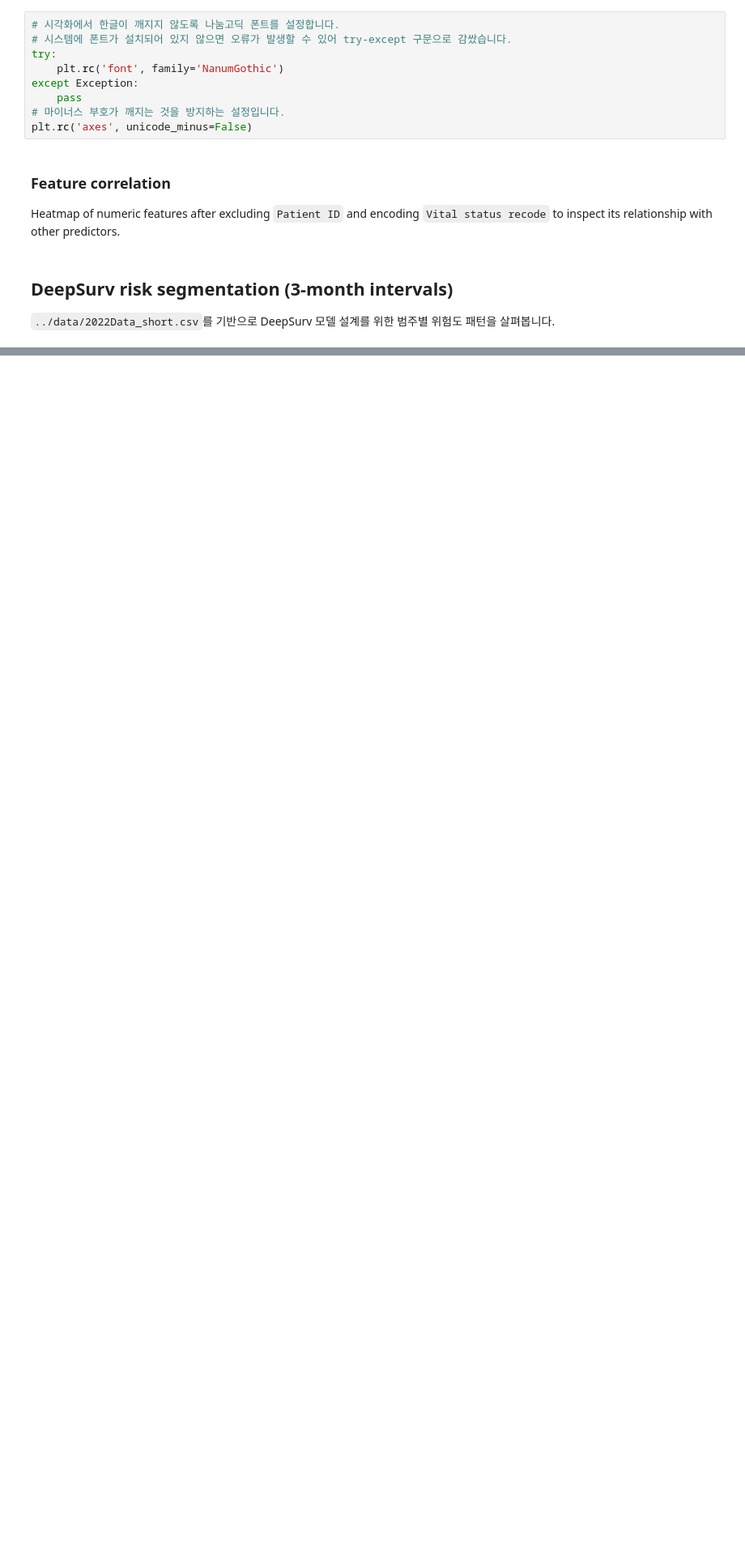
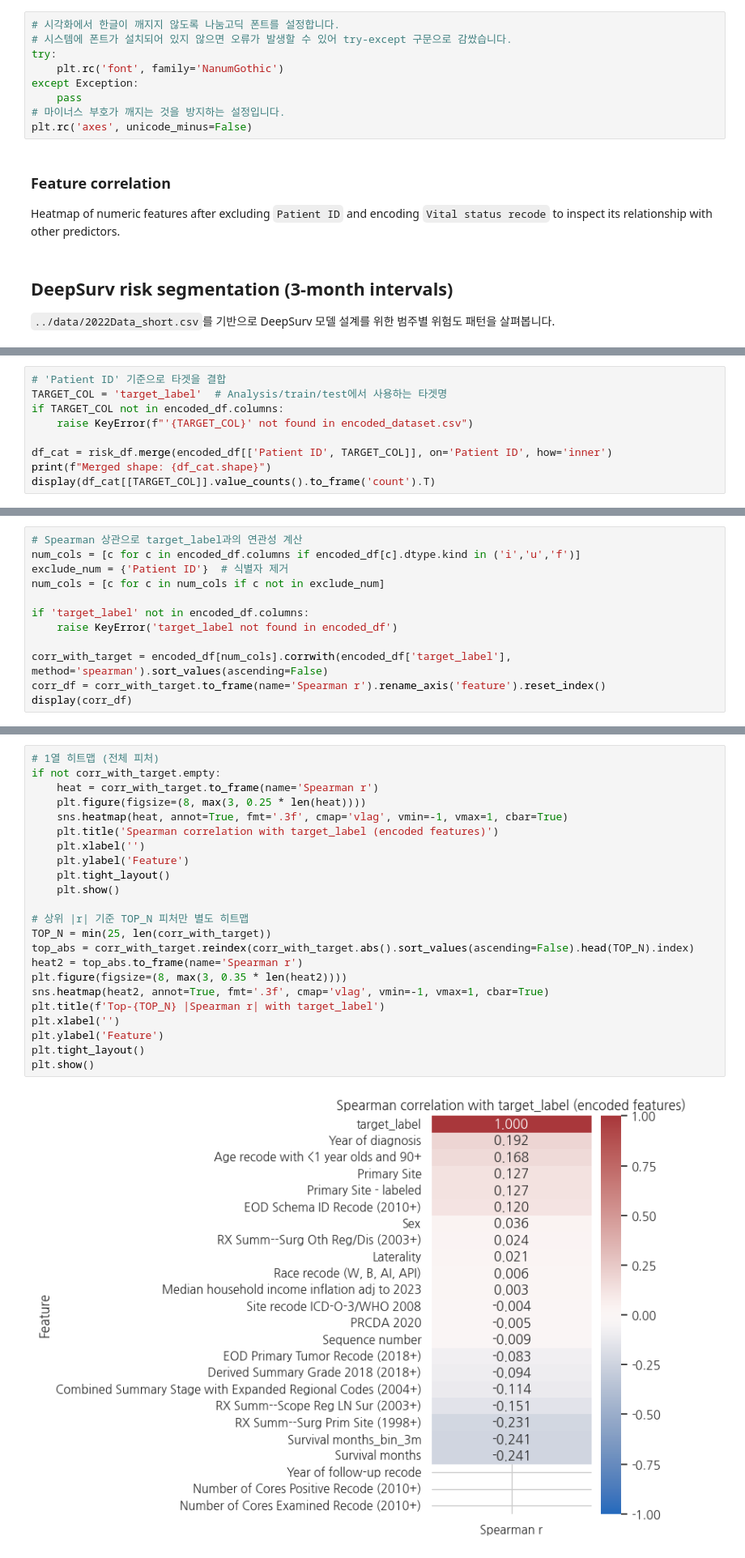
Before and after one commit to Maroco0109/SKN19_2ND_5TEAM, a Jupyter notebook: insight/data_insight_kjw.ipynb, the cells around one changed output, grey strips where cells are left out. Shown: that part at 81% size. Saved outputs shown, nothing was run; the diff lists cells and outputs as text; blank space fills up the shorter version.

```diff
--- a/insight/data_insight_kjw.ipynb
+++ b/insight/data_insight_kjw.ipynb
@@ -1284,0 +181,9 @@ Name: count, dtype: int64
+# %%
+# 'Patient ID' 기준으로 타겟을 결합
+TARGET_COL = 'target_label'  # Analysis/train/test에서 사용하는 타겟명
+if TARGET_COL not in encoded_df.columns:
+    raise KeyError(f"'{TARGET_COL}' not found in encoded_dataset.csv")
+
+df_cat = risk_df.merge(encoded_df[['Patient ID', TARGET_COL]], on='Patient ID', how='inner')
+print(f"Merged shape: {df_cat.shape}")
+display(df_cat[[TARGET_COL]].value_counts().to_frame('count').T)
@@ -1284,0 +290,12 @@ Name: count, dtype: int64
+# %%
+# Spearman 상관으로 target_label과의 연관성 계산
+num_cols = [c for c in encoded_df.columns if encoded_df[c].dtype.kind in ('i','u','f')]
+exclude_num = {'Patient ID'}  # 식별자 제거
+num_cols = [c for c in num_cols if c not in exclude_num]
+
+if 'target_label' not in encoded_df.columns:
+    raise KeyError('target_label not found in encoded_df')
+
+corr_with_target = encoded_df[num_cols].corrwith(encoded_df['target_label'], method='spearman').sort_values(ascending=False)
+corr_df = corr_with_target.to_frame(name='Spearman r').rename_axis('feature').reset_index()
+display(corr_df)
@@ -1284,0 +320,25 @@ Name: count, dtype: int64
+# %%
+# 1열 히트맵 (전체 피처)
+if not corr_with_target.empty:
+    heat = corr_with_target.to_frame(name='Spearman r')
+    plt.figure(figsize=(8, max(3, 0.25 * len(heat))))
+    sns.heatmap(heat, annot=True, fmt='.3f', cmap='vlag', vmin=-1, vmax=1, cbar=True)
+    plt.title('Spearman correlation with target_label (encoded features)')
+    plt.xlabel('')
+    plt.ylabel('Feature')
+    plt.tight_layout()
+    plt.show()
+
+# 상위 |r| 기준 TOP_N 피처만 별도 히트맵
+TOP_N = min(25, len(corr_with_target))
+top_abs = corr_with_target.reindex(corr_with_target.abs().sort_values(ascending=False).head(TOP_N).index)
+heat2 = top_abs.to_frame(name='Spearman r')
+plt.figure(figsize=(8, max(3, 0.35 * len(heat2))))
+sns.heatmap(heat2, annot=True, fmt='.3f', cmap='vlag', vmin=-1, vmax=1, cbar=True)
+plt.title(f'Top-{TOP_N} |Spearman r| with target_label')
+plt.xlabel('')
+plt.ylabel('Feature')
+plt.tight_layout()
+plt.show()
+# %% [output]
+[figure, added]
```
Also changed, not shown: parts of 45 cells of this notebook.
